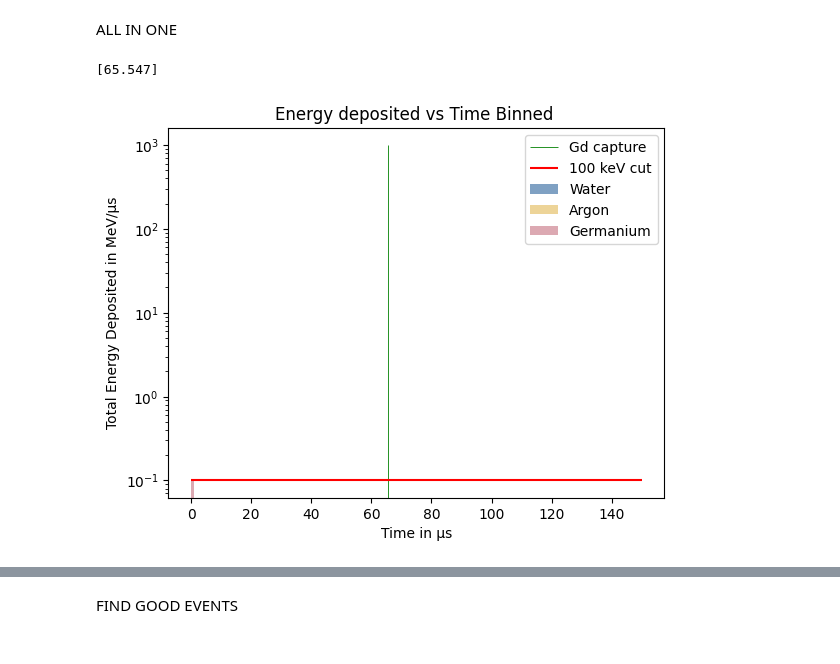
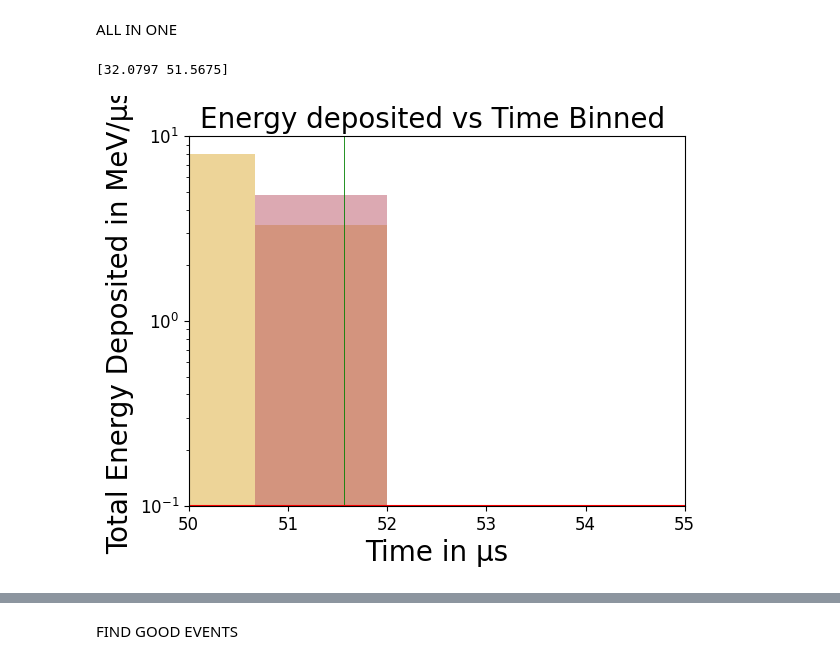
Before and after one commit to EricMEsch/WWLegend-Analysis, a Jupyter notebook: GerdaAnalysis.ipynb, the cells around one changed output, grey strips where cells are left out. Saved outputs shown, nothing was run; the diff lists cells and outputs as text; code cells hidden in the pictures.

```diff
--- a/GerdaAnalysis.ipynb
+++ b/GerdaAnalysis.ipynb
@@ -5,8 +5,8 @@ import pandas as pd
 import numpy as np
 import matplotlib.pyplot as plt
 
-file_path = '/home/eric/sim/WWLegend/Output/GerdaRuns/combined_file_all.dat'
-df = pd.read_csv(file_path, sep=',')
+file_path = '/home/eric/sim/WWLegend/Output/GerdaRuns/Gerda_nt_Score_t0.csv'
+df = pd.read_csv(file_path, sep=',', header=12)
 
 
 # Initialize empty NumPy arrays for each column
@@ -52,44 +52,45 @@ HISTOGRAM
 # %% [markdown]
 ALL IN ONE
 # %%
-getEvent(12)
+getEvent(7)
 print(firstGdTimes)
 def BinPlot(time_of_deposition, energy_deposited, color, label):
     n_time_bins = 150
-    time_range = (0, 150)
+    time_range = (0, 200)
 
     # Calculate the histogram of time bins
     hist, time_bin_edges = np.histogram(time_of_deposition, bins=n_time_bins, range=time_range)
 
     # Initialize an array to store total energy deposited in each time bin
     total_energy_per_time_bin = np.zeros(n_time_bins)
 
     # Loop through each time bin and sum the corresponding energy values
     for i in range(n_time_bins):
         mask = np.logical_and(time_of_deposition >= time_bin_edges[i], time_of_deposition < time_bin_edges[i + 1])
         total_energy_per_time_bin[i] = np.sum(energy_deposited[mask]) / (1e6)
 
     # Plot the results
     plt.bar(time_bin_edges[:-1], total_energy_per_time_bin, width=np.diff(time_bin_edges), align='edge', color=color, alpha = 0.5, label=label)
     plt.yscale('log')
     # Add labels and title
 BinPlot(firstWaterTimes, firstWaterEnergies, "#004488", "Water")
 BinPlot(firstLArTimes, firstLArEnergies, "#DDAA33", "Argon")
 BinPlot(firstGeTimes, firstGeEnergies, "#BB5566", "Germanium")
 plt.vlines(firstGdTimes, ymin=0, ymax=1e3, colors="green", linewidth=0.6, label="Gd capture")
 plt.hlines(y=1e-1,xmin=0,xmax=150, colors="red", label="100 keV cut")
 plt.xlabel('Time in µs')
 plt.ylabel('Total Energy Deposited in MeV/µs')
 plt.title('Energy deposited vs Time Binned ')
-plt.legend()
+plt.ylim(ymin = 1e-1, ymax = 1e1)#
+plt.xlim(xmin=50, xmax=55)
 #plt.savefig("/home/eric/sim/WWLegend/Plots/Gerda/PartyEvent.png")
 plt.show()
 #Event 12 looks very good
 #Event 16 + 19 + 21 to investigate cut
 #Event 27 party
 # %% [output]
-[65.547]
+[32.0797 51.5675]
-[figure, old version]
+[figure, new version]
 # %%
 All_Gd_Times = np.array([])
 for sub in Gd_times:
```
Also changed, not shown: parts of 7 cells of this notebook, 11 other files.
